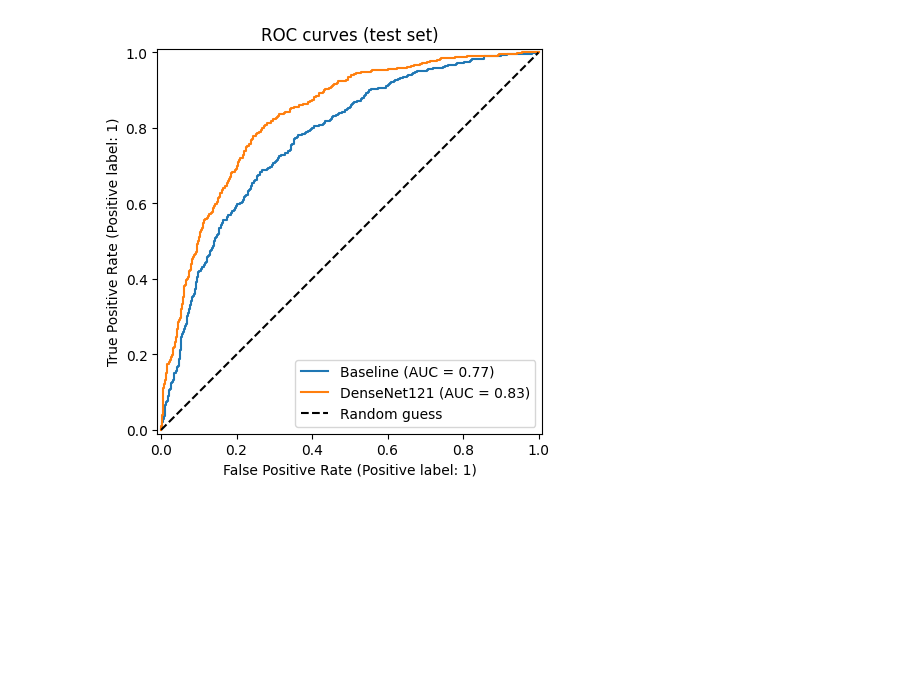
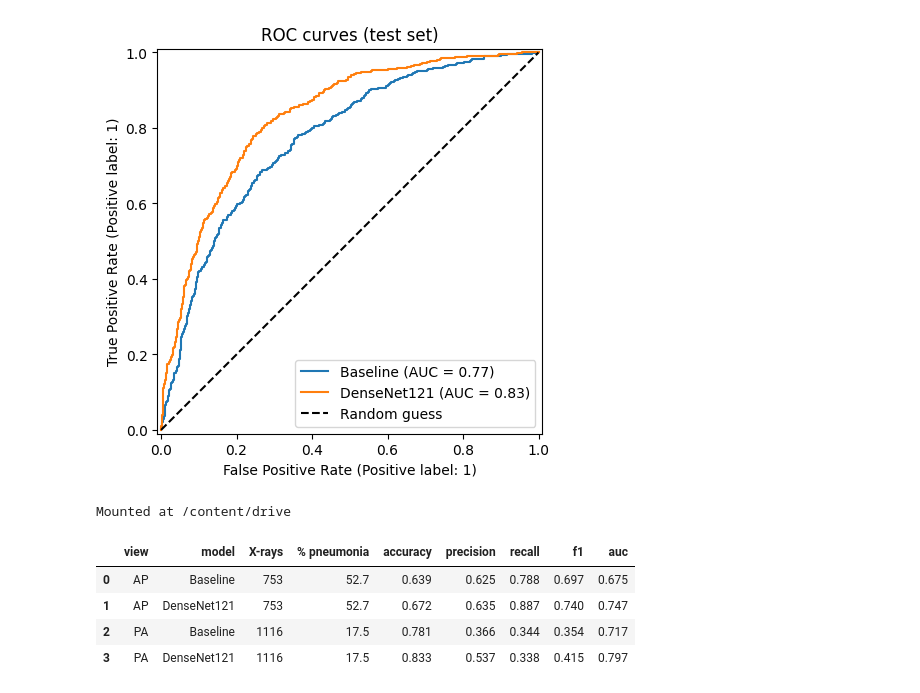
Before and after one commit to yasminasouki/DataAnalysis, a Jupyter notebook: 03_supervised.ipynb, the cells around one changed output. Cells and saved outputs as stored; diff of their text form; code cells hidden in the pictures; blank space fills up the shorter version.

```diff
--- a/03_supervised.ipynb
+++ b/03_supervised.ipynb
@@ -329,3 +329,46 @@ plt.show()
 # %% [output]
 [figure]
 [figure]
+# %%
+
+from google.colab import drive
+drive.mount('/content/drive')
+
+import pandas as pd
+from sklearn.metrics import (accuracy_score, precision_score, recall_score,
+                             f1_score, roc_auc_score)
+
+OUT = '/content/drive/MyDrive/pneumonia-project/results_03'
+
+def evaluate(name, y_true, prob, threshold=0.5):
+    pred = (prob >= threshold).astype(int)
+    return {"model": name,
+            "accuracy":  accuracy_score(y_true, pred),
+            "precision": precision_score(y_true, pred),
+            "recall":    recall_score(y_true, pred),
+            "f1":        f1_score(y_true, pred),
+            "auc":       roc_auc_score(y_true, prob)}
+
+
+pred = pd.read_csv(f'{OUT}/test_predictions.csv')
+
+rows = []
+for view in ['AP', 'PA']:
+    d = pred[pred['view'] == view]
+    for name, col in [("Baseline", "prob_base"), ("DenseNet121", "prob_cnn")]:
+        r = evaluate(name, d['target'], d[col])
+        r.update({"view": view, "X-rays": len(d),
+                  "% pneumonia": round(d['target'].mean() * 100, 1)})
+        rows.append(r)
+
+by_view = pd.DataFrame(rows)[["view", "model", "X-rays", "% pneumonia",
+                              "accuracy", "precision", "recall", "f1", "auc"]].round(3)
+by_view.to_csv(f'{OUT}/test_results_by_view.csv', index=False)
+by_view
+# %% [output]
+Mounted at /content/drive
+|  | view | model | X-rays | % pneumonia | accuracy | precision | recall | f1 | auc |
+| 0 | AP | Baseline | 753 | 52.7 | 0.639 | 0.625 | 0.788 | 0.697 | 0.675 |
+| 1 | AP | DenseNet121 | 753 | 52.7 | 0.672 | 0.635 | 0.887 | 0.740 | 0.747 |
+| 2 | PA | Baseline | 1116 | 17.5 | 0.781 | 0.366 | 0.344 | 0.354 | 0.717 |
+| 3 | PA | DenseNet121 | 1116 | 17.5 | 0.833 | 0.537 | 0.338 | 0.415 | 0.797 |
```
